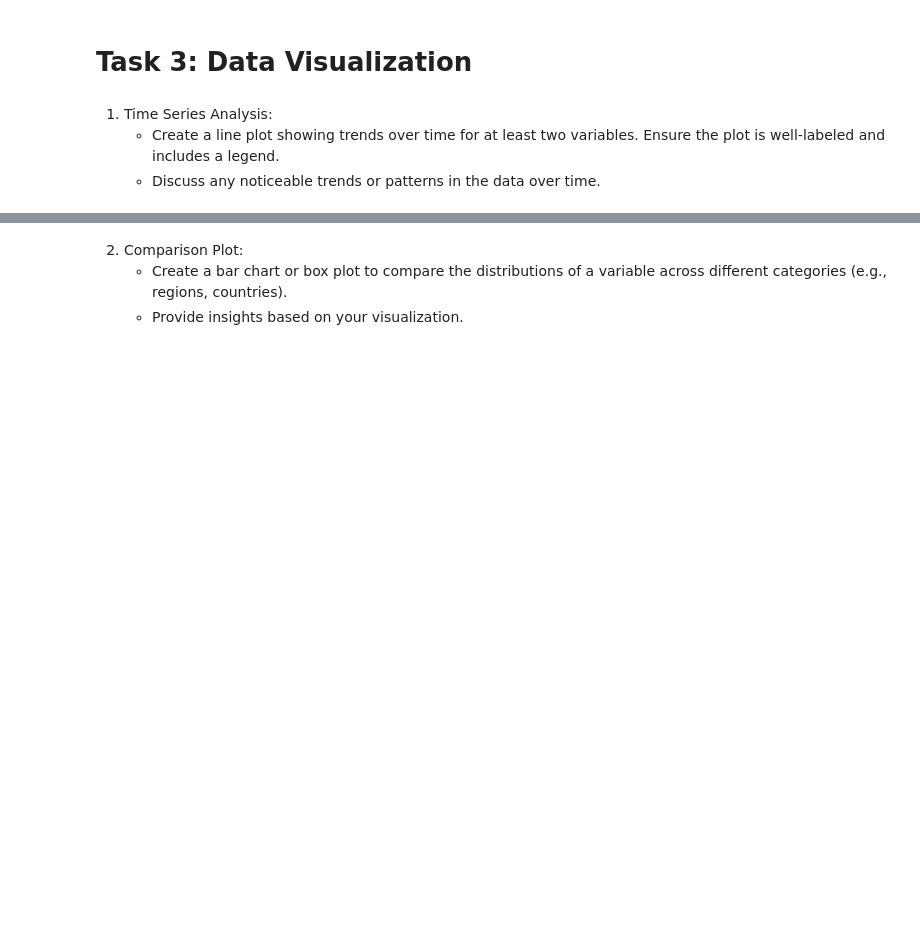
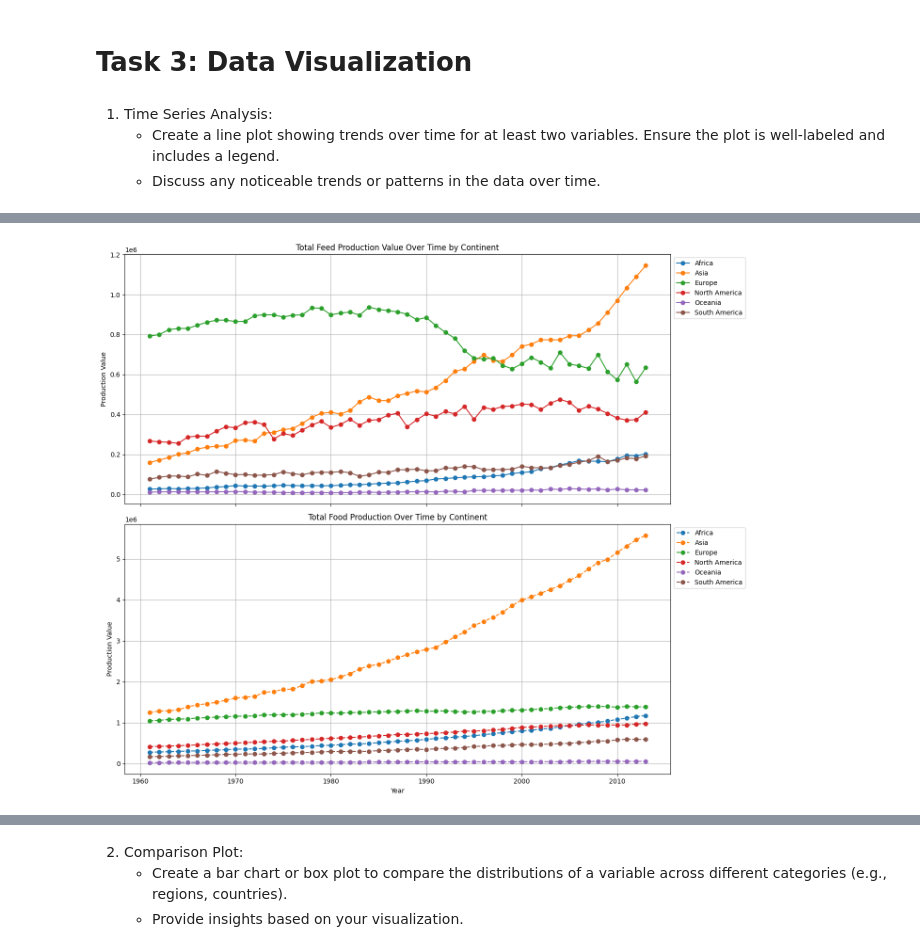
Before and after one commit to Alessa-Gillespie/ASSMT1-GRP3-DATAVIZ, a Jupyter notebook: dataviz_assessment1.ipynb, the cells around one changed output, grey strips where cells are left out. Drawn from its saved outputs; the diff is of its cells as text; code cells hidden in the pictures; blank space fills up the shorter version.

```diff
--- a/dataviz_assessment1.ipynb
+++ b/dataviz_assessment1.ipynb
@@ -742,0 +951,36 @@ merged_df.head()
+# %%
+# Filter and pivot for 'Feed'
+feed_df = merged_df[(merged_df['YEAR'] != 2017) & (merged_df['ELEMENT'] == 'Feed')]
+feed_pivot_df = feed_df.pivot_table(index='YEAR', columns='CONTINENT', values='PRODUCTION_VALUE', aggfunc='sum')
+
+# Filter and pivot for 'Food'
+food_df = merged_df[(merged_df['YEAR'] != 2017) & (merged_df['ELEMENT'] == 'Food')]
+food_pivot_df = food_df.pivot_table(index='YEAR', columns='CONTINENT', values='PRODUCTION_VALUE', aggfunc='sum')
+
+# Create subplots
+fig, axes = plt.subplots(nrows=2, ncols=1, figsize=(14, 12), sharex=True)
+
+# Plot for 'Feed'
+for column in feed_pivot_df.columns:
+    axes[0].plot(feed_pivot_df.index, feed_pivot_df[column], label=column, linestyle='-', marker='o')
+
+axes[0].set_ylabel('Production Value')
+axes[0].set_title('Total Feed Production Value Over Time by Continent')
+axes[0].legend(loc='upper left', bbox_to_anchor=(1, 1))
+axes[0].grid(True)
+
+# Plot for 'Food'
+for column in food_pivot_df.columns:
+    axes[1].plot(food_pivot_df.index, food_pivot_df[column], label=column, linestyle='--', marker='o')
+
+axes[1].set_xlabel('Year')
+axes[1].set_ylabel('Production Value')
+axes[1].set_title('Total Food Production Over Time by Continent')
+axes[1].legend(loc='upper left', bbox_to_anchor=(1, 1))
+axes[1].grid(True)
+
+# Adjust layout
+plt.tight_layout()
+plt.show()
+# %% [output]
+[figure, added]
```
Also changed, not shown: parts of 18 cells of this notebook.
